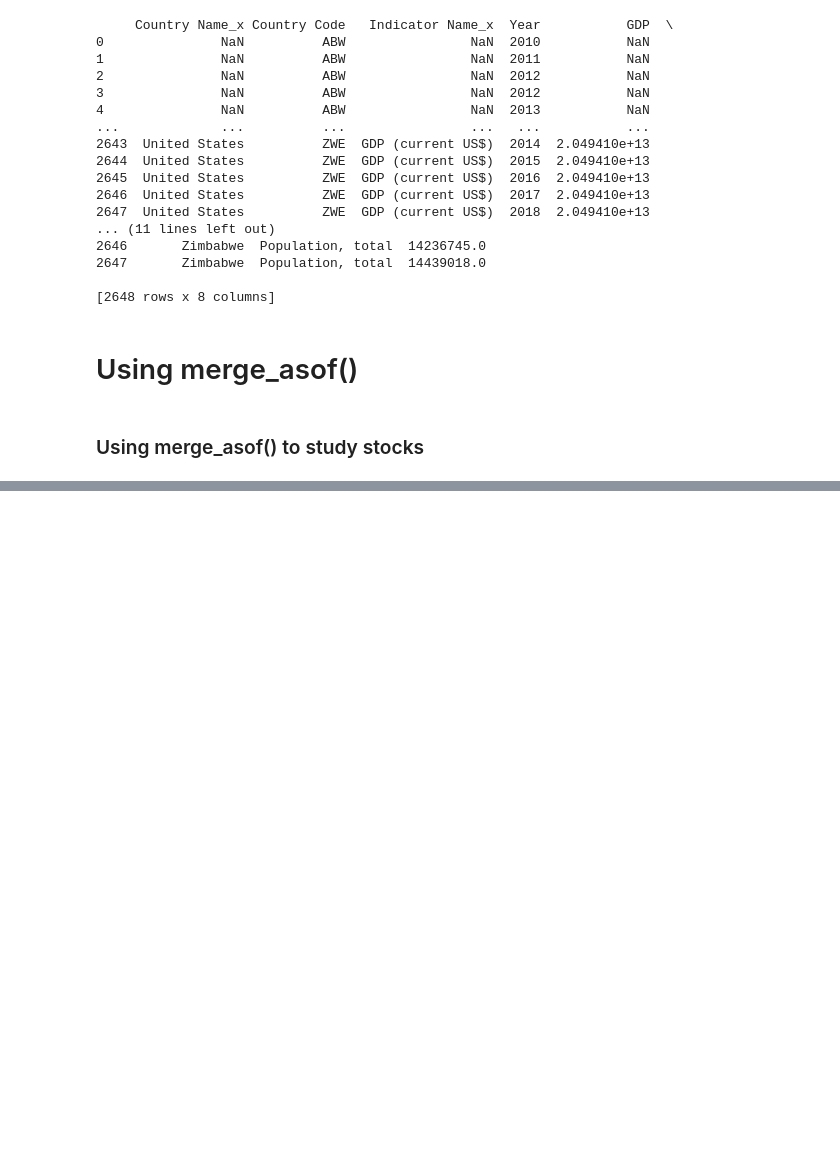
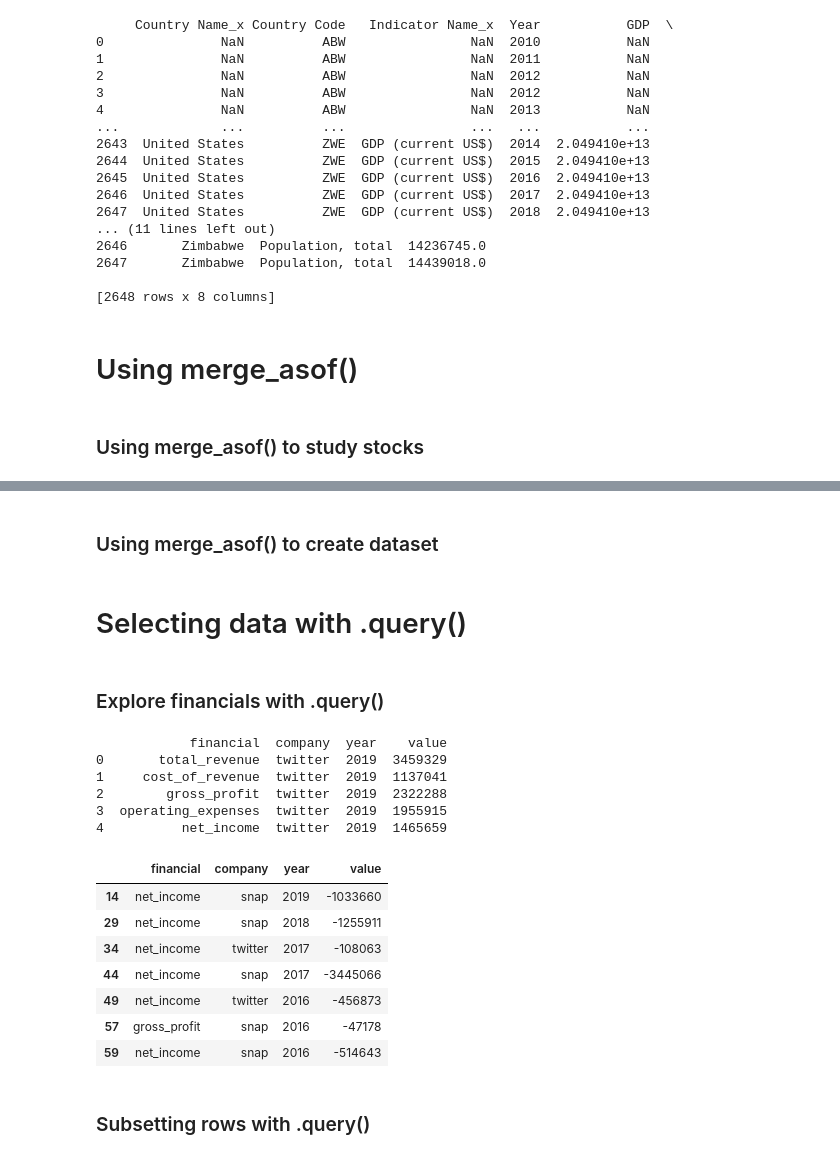
Before and after one commit to harrystaley/DataCamp, a Jupyter notebook: courses/Joining_Data_with_Pandas/4 Merging Ordered and Time-Series Data.ipynb, the cells around one changed output, grey strips where cells are left out. Drawn from its saved outputs; the diff is of its cells as text; code cells hidden in the pictures; blank space fills up the shorter version.

```diff
--- a/courses/Joining_Data_with_Pandas/4 Merging Ordered and Time-Series Data.ipynb
+++ b/courses/Joining_Data_with_Pandas/4 Merging Ordered and Time-Series Data.ipynb
@@ -127,0 +173,2 @@ print(date_ctry)
+# %% [markdown]
+### Using merge_asof() to create dataset
@@ -127,0 +185,27 @@ print(date_ctry)
+# %% [markdown]
+# Selecting data with .query()
+# %% [markdown]
+### Explore financials with .query()
+# %%
+social_fin = pd.read_csv("../datasets/social_fin.csv")
+print(social_fin.head())
+# %% [output]
+            financial  company  year    value
+0       total_revenue  twitter  2019  3459329
+1     cost_of_revenue  twitter  2019  1137041
+2        gross_profit  twitter  2019  2322288
+3  operating_expenses  twitter  2019  1955915
+4          net_income  twitter  2019  1465659
+# %%
+social_fin.query("value < 0")
+# %% [output]
+|  | financial | company | year | value |
+| 14 | net_income | snap | 2019 | -1033660 |
+| 29 | net_income | snap | 2018 | -1255911 |
+| 34 | net_income | twitter | 2017 | -108063 |
+| 44 | net_income | snap | 2017 | -3445066 |
+| 49 | net_income | twitter | 2016 | -456873 |
+| 57 | gross_profit | snap | 2016 | -47178 |
+| 59 | net_income | snap | 2016 | -514643 |
+# %% [markdown]
+### Subsetting rows with .query()
```
Also changed, not shown: parts of 12 cells of this notebook, 8 other files.
